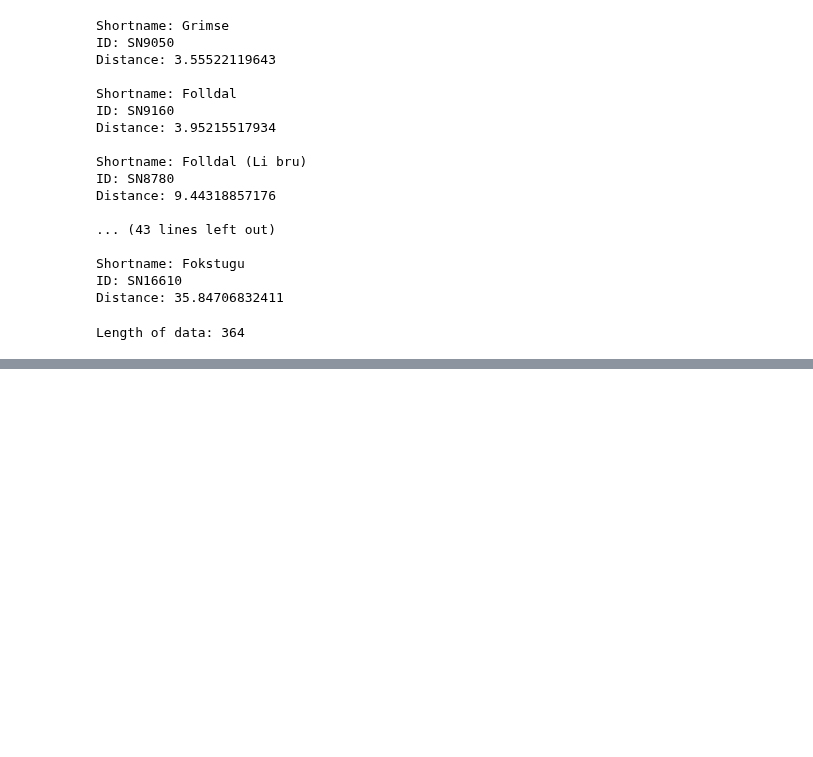
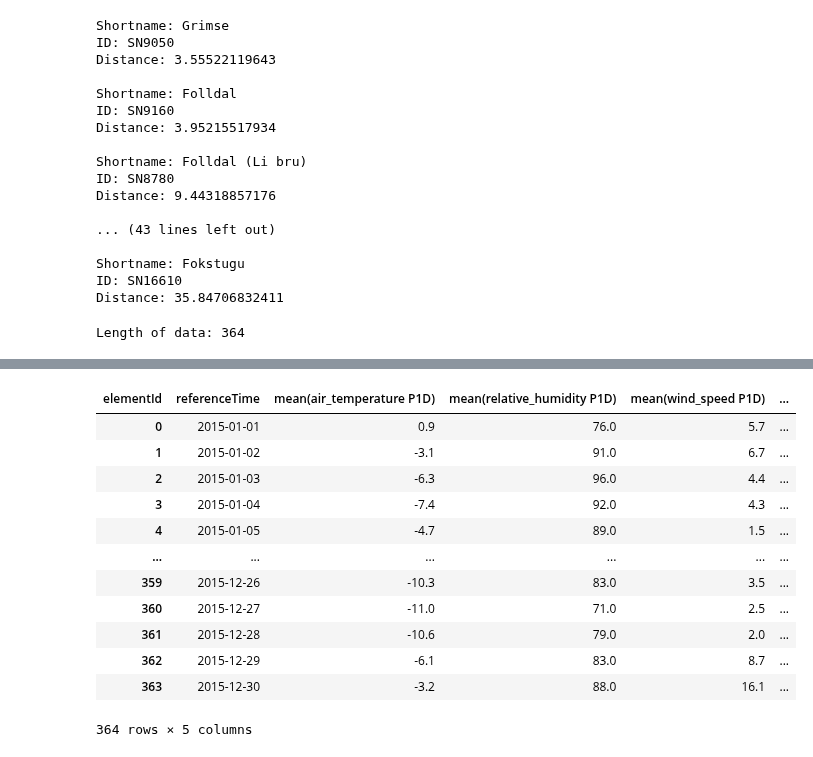
Before and after one commit to erlendrisvik/Compulsories, a Jupyter notebook: CA2/CA2.ipynb, the cells around one changed output, grey strips where cells are left out. Drawn from its saved outputs; the diff is of its cells as text; code cells hidden in the pictures; blank space fills up the shorter version.

```diff
--- a/CA2/CA2.ipynb
+++ b/CA2/CA2.ipynb
@@ -97,6 +97,8 @@ parameters = {
     'sources': 'SN16610',
     'elements': 'sum(precipitation_amount P1D), mean(air_temperature P1D), mean(wind_speed P1D), mean(relative_humidity P1D)',
     'referencetime': '2015-01-01/2015-12-31',
+    'levels' : 'default',
+    'timeoffsets': 'default'
 }
 
 # Issue an HTTP GET request
@@ -180,0 +162,20 @@ test
+# %%
+# convert from wide to long format
+df3 = df2.pivot(index='referenceTime', columns='elementId', values='value').reset_index()
+# convert referenc time to %Y %m %d
+df3['referenceTime'] = df3['referenceTime'].dt.strftime('%Y-%m-%d')
+df3
+# %% [output]
+| elementId | referenceTime | mean(air_temperature P1D) | mean(relative_humidity P1D) | mean(wind_speed P1D) | ... |
+| 0 | 2015-01-01 | 0.9 | 76.0 | 5.7 | ... |
+| 1 | 2015-01-02 | -3.1 | 91.0 | 6.7 | ... |
+| 2 | 2015-01-03 | -6.3 | 96.0 | 4.4 | ... |
+| 3 | 2015-01-04 | -7.4 | 92.0 | 4.3 | ... |
+| 4 | 2015-01-05 | -4.7 | 89.0 | 1.5 | ... |
+| ... | ... | ... | ... | ... | ... |
+| 359 | 2015-12-26 | -10.3 | 83.0 | 3.5 | ... |
+| 360 | 2015-12-27 | -11.0 | 71.0 | 2.5 | ... |
+| 361 | 2015-12-28 | -10.6 | 79.0 | 2.0 | ... |
+| 362 | 2015-12-29 | -6.1 | 83.0 | 8.7 | ... |
+| 363 | 2015-12-30 | -3.2 | 88.0 | 16.1 | ... |
+364 rows × 5 columns
```
Also changed, not shown: parts of 5 cells of this notebook.
